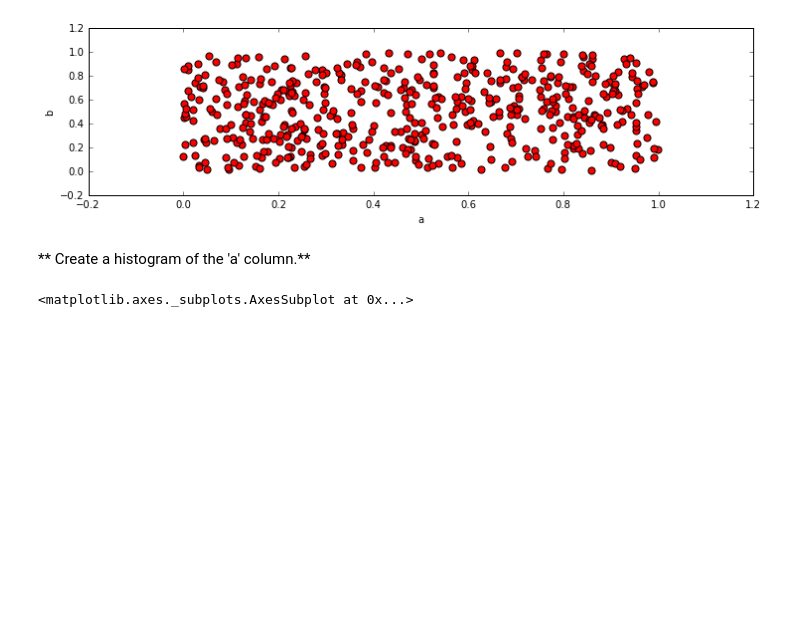
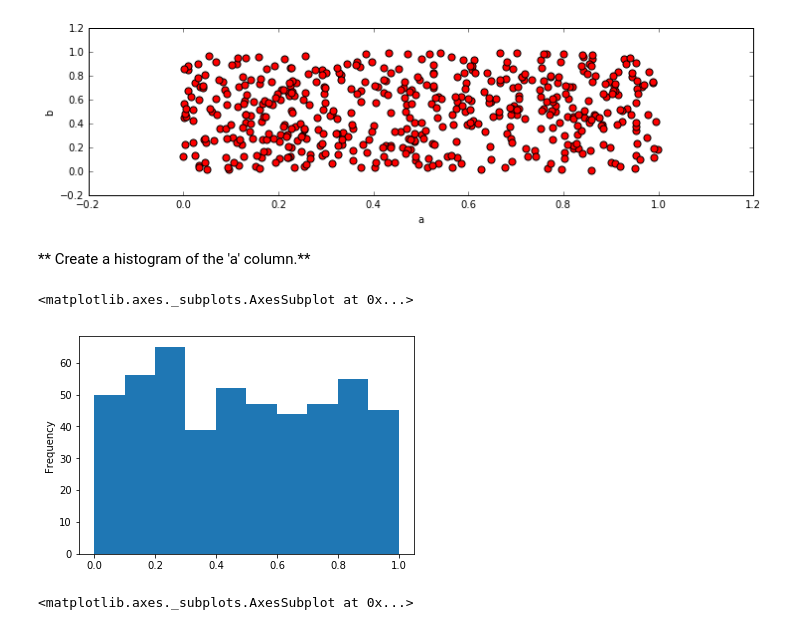
Before and after one commit to kwarodom/sidtechtalent, a Jupyter notebook: ML-Week2/Lecture5 python data visualization/Pandas Built-in Data Viz/Pandas Data Visualization Exercise .ipynb, the cells around one changed output. Saved outputs shown, nothing was run; the diff lists cells and outputs as text; code cells hidden in the pictures; blank space fills up the shorter version.

```diff
--- a/ML-Week2/Lecture5 python data visualization/Pandas Built-in Data Viz/Pandas Data Visualization Exercise .ipynb
+++ b/ML-Week2/Lecture5 python data visualization/Pandas Built-in Data Viz/Pandas Data Visualization Exercise .ipynb
@@ -36,6 +41,11 @@ df3.head()
 [figure]
 # %% [markdown]
 ** Create a histogram of the 'a' column.**
+# %%
+df3['a'].plot.hist(bins=10)
+# %% [output]
+<matplotlib.axes._subplots.AxesSubplot at 0x...>
+[figure, added]
 # %%
 # %% [output]
 <matplotlib.axes._subplots.AxesSubplot at 0x...>
```
Also changed, not shown: parts of 8 cells of this notebook.
